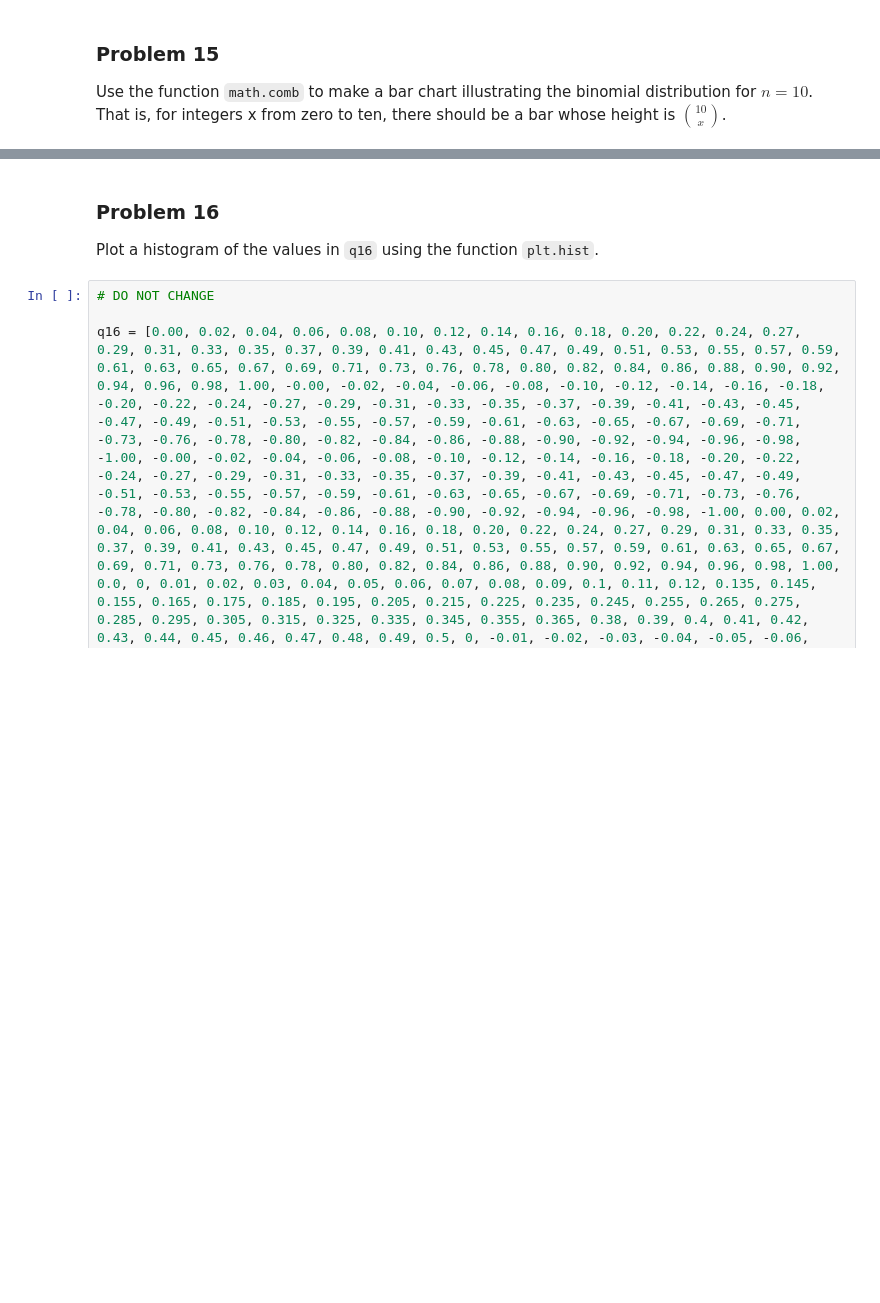
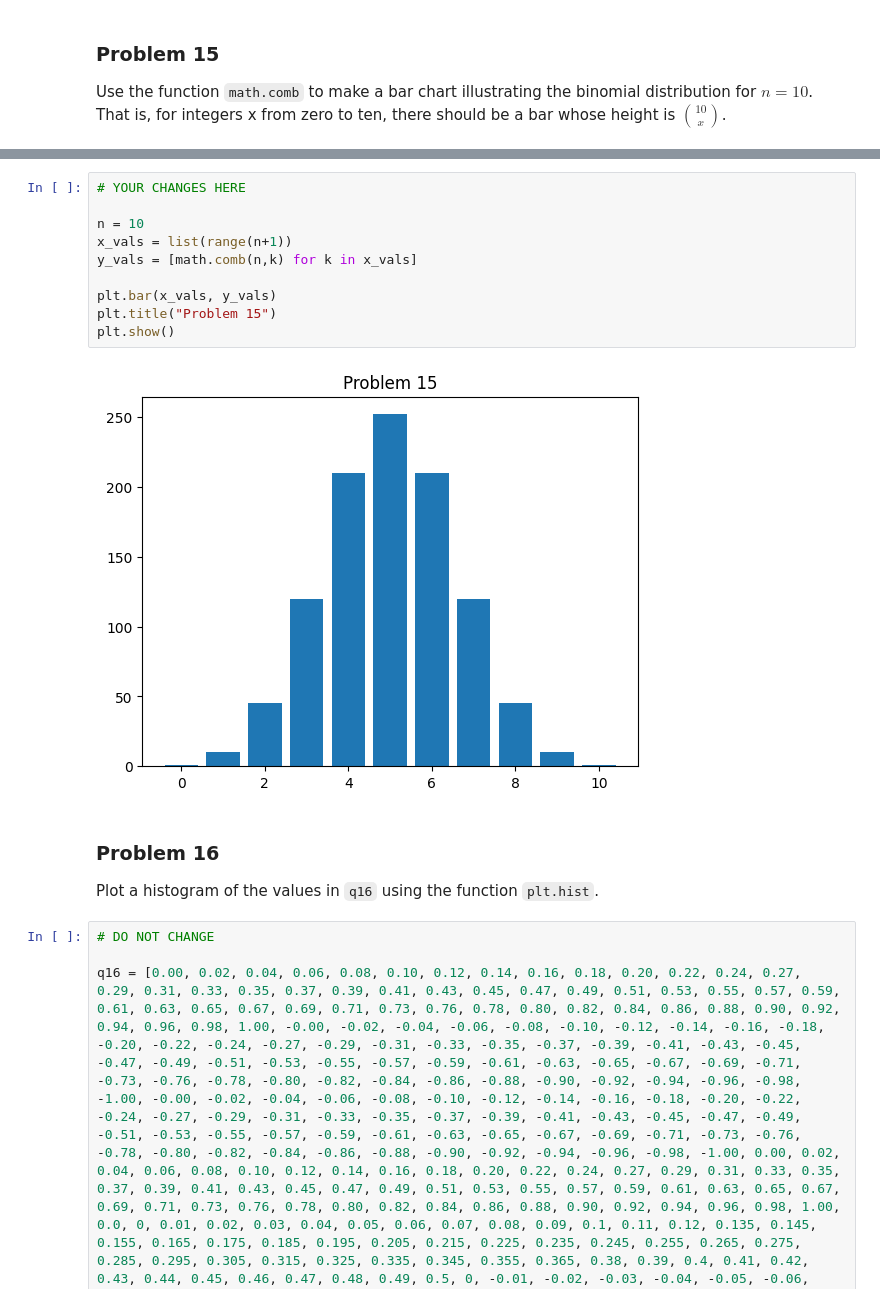
Before and after one commit to kmdavis2/dx602-homework-05, a Jupyter notebook: homework.ipynb, the cells around one changed output, grey strips where cells are left out. Cells and saved outputs as stored; diff of their text form; blank space fills up the shorter version.

```diff
--- a/homework.ipynb
+++ b/homework.ipynb
@@ -415,3 +432,15 @@ Ellipsis
+# %%
+# YOUR CHANGES HERE
+
+n = 10
+x_vals = list(range(n+1))
+y_vals = [math.comb(n,k) for k in x_vals]
+
+plt.bar(x_vals, y_vals)
+plt.title("Problem 15")
+plt.show()
+# %% [output]
+[figure, added]
 # %% [markdown]
 ### Problem 16
 
```
Also changed, not shown: parts of 9 cells of this notebook, 1 other file.
